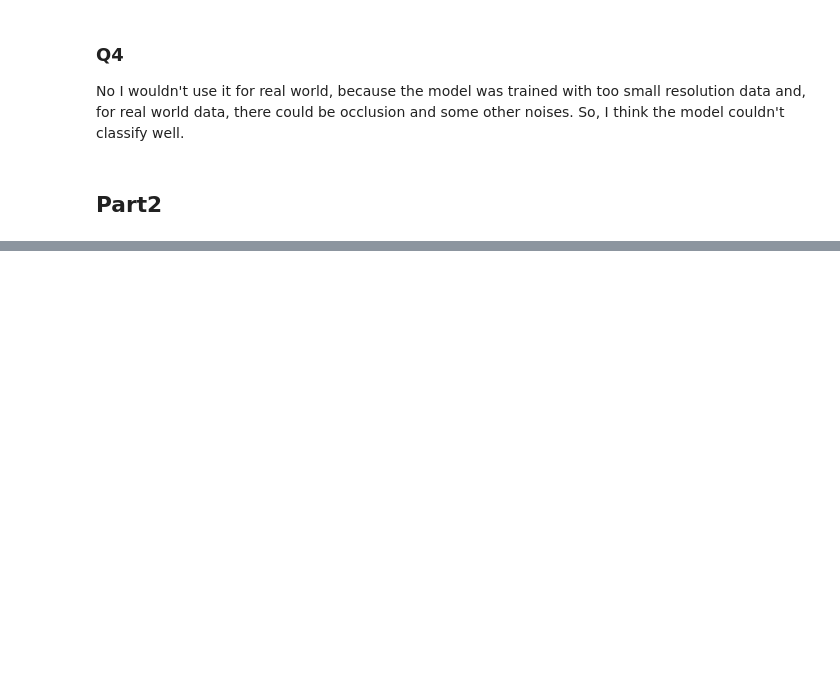
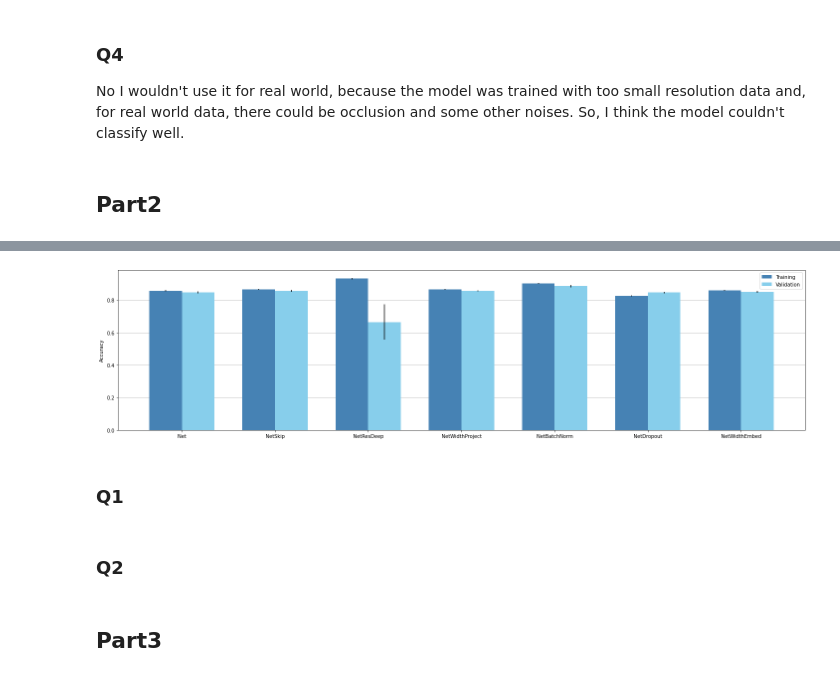
Before and after one commit to 2U1/NN, a Jupyter notebook: Assignment4/cnnA4.ipynb, the cells around one changed output, grey strips where cells are left out. Saved outputs shown, nothing was run; the diff lists cells and outputs as text; code cells hidden in the pictures; blank space fills up the shorter version.

Commit message:
part2 done

```diff
--- a/Assignment4/cnnA4.ipynb
+++ b/Assignment4/cnnA4.ipynb
@@ -279,7 +280,7 @@ class NetSkip(nn.Module):
         # save the input to layer3
         ln_layer3 = out
         # and add it to the output
-        out = F.max_pool2d(torch.relu(self.conv3d(out)) + ln_layer3, 2)
+        out = F.max_pool2d(torch.relu(self.conv3(out)) + ln_layer3, 2)
         out = out.view(-1, 4 * 4 * self.n_ch1 // 2)
         out = torch.relu(self.fc1(out))
         out = self.fc2(out)
@@ -352,0 +375,9 @@ class NetWidthProject(nn.Module):
+# %%
+model_dict = {}
+model_dict['Net'] = Net()
+model_dict['NetSkip'] = NetSkip()
+model_dict['NetResDeep'] = NetResDeep()
+model_dict['NetWidthProject'] = NetWidthProject()
+model_dict['NetBatchNorm'] = NetBatchNormalization()
+model_dict['NetDropout'] = NetDropout()
+model_dict['NetWidthEmbed'] = NetWidthEmbed()
@@ -352,0 +421,24 @@ class NetWidthProject(nn.Module):
+# %%
+def plotting(model_result_dict, model_std_dict):
+    fig, ax = plt.subplots(figsize=(20, 5))
+    width = 0.35
+    x_labels = model_result_dict.keys()
+    train_means = [model_result_dict[key]['Training'] for key in x_labels]
+    train_stds = [model_std_dict[key]['Training'] for key in x_labels]
+    val_means = [model_result_dict[key]['Validation'] for key in x_labels]
+    val_stds = [model_std_dict[key]['Validation'] for key in x_labels]
+    x = np.arange(len(model_result_dict))
+    ax.bar(x - width/2, train_means, width, yerr=train_stds, label='Training', color='steelblue')
+    ax.bar(x + width/2, val_means, width, yerr=val_stds, label='Validation', color='skyblue')
+
+    ax.set_ylabel('Accuracy')
+    ax.set_xticks(x, x_labels)
+    ax.legend()
+    ax.set_axisbelow(True)
+    ax.grid(axis='y')
+
+    fig.tight_layout()
+    plt.show()
+# %%
+mean_dict, std_dict = experiment(random_seeds, model_dict, 100, 1e-4, dataloaders_dict)
+# mean_dict, std_dict = experiment(random_seeds, model_dict, 10, 1e-4, dataloaders_dict)
@@ -352,0 +453,10 @@ class NetWidthProject(nn.Module):
+# %%
+plotting(mean_dict, std_dict)
+# %% [output]
+[figure, added]
+# %% [markdown]
+### Q1
+# %% [markdown]
+### Q2
+# %% [markdown]
+## Part3
```
Also changed, not shown: parts of 5 cells of this notebook.
